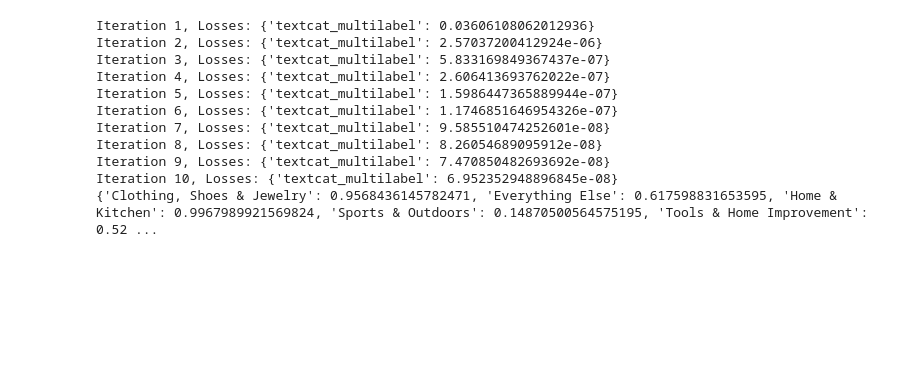
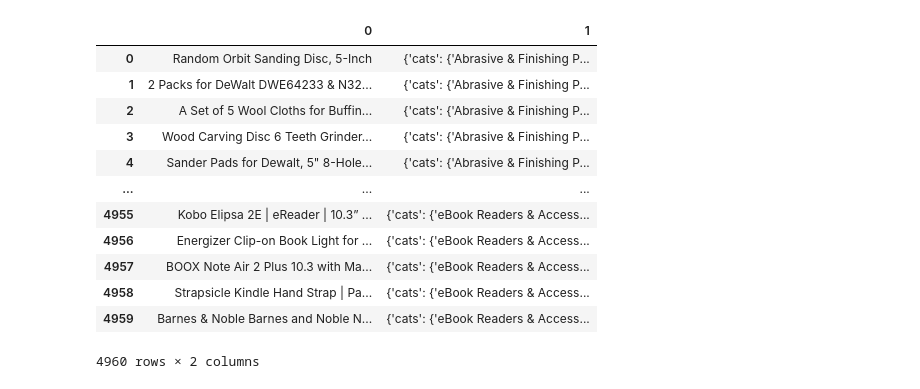
Before and after one commit to oliviermizero/BusinessForecastingProject, a Jupyter notebook: textcat_v2.ipynb, the cells around one changed output. Saved outputs shown, nothing was run; the diff lists cells and outputs as text; code cells hidden in the pictures; blank space fills up the shorter version.

```diff
--- a/textcat_v2.ipynb
+++ b/textcat_v2.ipynb
@@ -4,7 +4,7 @@ import spacy
 from spacy.training import Example
 
 # Load your data
-data = pd.read_csv("amazon-purchases.csv")
+data = pd.read_csv("data/amazon-purchases.csv")
 
 # Define Prime Day dates and add a "Prime Purchase" column
 prime_days = ["2022-07-12", "2022-07-13", "2021-06-21", "2021-06-22", "2020-10-13", "2020-10-14",
@@ -39,29 +39,21 @@ train_data = [
     ("Bellivera Women's Stand Collar Quilted Puffer Jacket", {"cats": {"Clothing, Shoes & Jewelry": 1}}),
     ("Amazon Basics Stainless Steel Wire Whisk Set - 3-Piece", {"cats": {"Home & Kitchen": 1}}),
 ]
-
-# Training the text classifier
-optimizer = nlp.begin_training()
-for i in range(10):  # Number of training iterations
-    losses = {}
-    for text, annotations in train_data:
-        doc = nlp.make_doc(text)
-        example = Example.from_dict(doc, annotations)
-        nlp.update([example], sgd=optimizer, losses=losses)
-    print(f"Iteration {i+1}, Losses: {losses}")
-
-# Test with an example
-doc = nlp("Amazon Basics Microfiber Cleaning Cloths, Pack of 24")
-print(doc.cats)  # Outputs the category scores for each label
-# %% [output]
-Iteration 1, Losses: {'textcat_multilabel': 0.03606108062012936}
-Iteration 2, Losses: {'textcat_multilabel': 2.57037200412924e-06}
-Iteration 3, Losses: {'textcat_multilabel': 5.833169849367437e-07}
-Iteration 4, Losses: {'textcat_multilabel': 2.606413693762022e-07}
-Iteration 5, Losses: {'textcat_multilabel': 1.5986447365889944e-07}
-Iteration 6, Losses: {'textcat_multilabel': 1.1746851646954326e-07}
-Iteration 7, Losses: {'textcat_multilabel': 9.585510474252601e-08}
-Iteration 8, Losses: {'textcat_multilabel': 8.26054689095912e-08}
-Iteration 9, Losses: {'textcat_multilabel': 7.470850482693692e-08}
-Iteration 10, Losses: {'textcat_multilabel': 6.952352948896845e-08}
-{'Clothing, Shoes & Jewelry': 0.9568436145782471, 'Everything Else': 0.617598831653595, 'Home & Kitchen': 0.9967989921569824, 'Sports & Outdoors': 0.14870500564575195, 'Tools & Home Improvement': 0.52 ...
+# %%
+products = pd.read_json("data/train_data.json")
+# %%
+products
+# %% [output]
+|  | 0 | 1 |
+| 0 | Random Orbit Sanding Disc, 5-Inch | {'cats': {'Abrasive & Finishing P... |
+| 1 | 2 Packs for DeWalt DWE64233 & N32... | {'cats': {'Abrasive & Finishing P... |
+| 2 | A Set of 5 Wool Cloths for Buffin... | {'cats': {'Abrasive & Finishing P... |
+| 3 | Wood Carving Disc 6 Teeth Grinder... | {'cats': {'Abrasive & Finishing P... |
+| 4 | Sander Pads for Dewalt, 5" 8-Hole... | {'cats': {'Abrasive & Finishing P... |
+| ... | ... | ... |
+| 4955 | Kobo Elipsa 2E | eReader | 10.3” ... | {'cats': {'eBook Readers & Access... |
+| 4956 | Energizer Clip-on Book Light for ... | {'cats': {'eBook Readers & Access... |
+| 4957 | BOOX Note Air 2 Plus 10.3 with Ma... | {'cats': {'eBook Readers & Access... |
+| 4958 | Strapsicle Kindle Hand Strap | Pa... | {'cats': {'eBook Readers & Access... |
+| 4959 | Barnes & Noble Barnes and Noble N... | {'cats': {'eBook Readers & Access... |
+4960 rows × 2 columns
```
Also changed, not shown: parts of 5 cells of this notebook.
